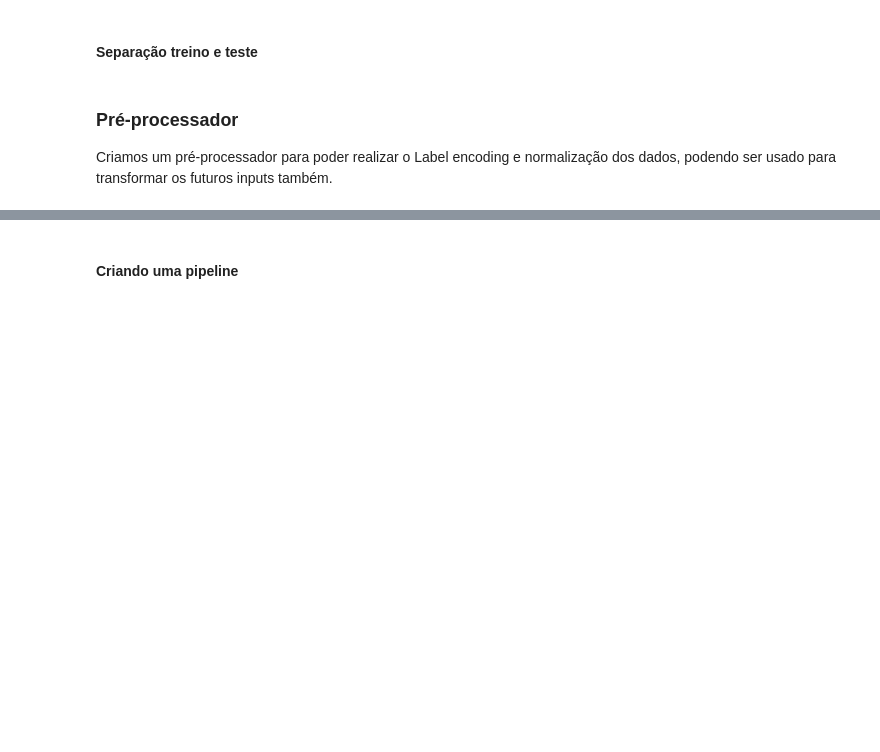
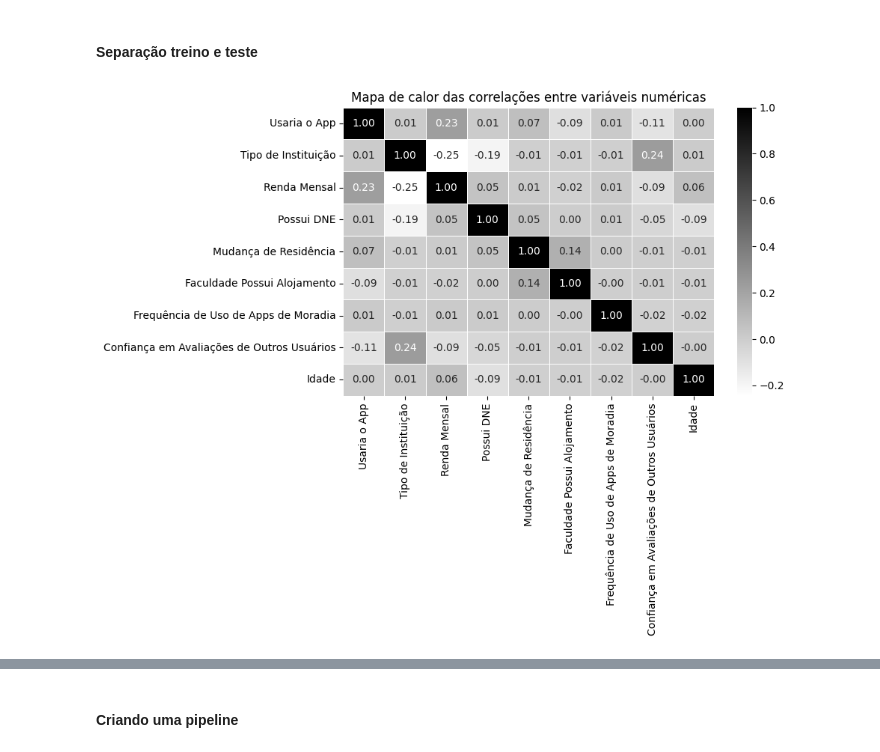
Before and after one commit to HestiaDION/hestia_modelo_propensao, a Jupyter notebook: gerar_modelo.ipynb, the cells around one changed output, grey strips where cells are left out. Cells and saved outputs as stored; diff of their text form; code cells hidden in the pictures; blank space fills up the shorter version.

```diff
--- a/gerar_modelo.ipynb
+++ b/gerar_modelo.ipynb
@@ -52,7 +60,7 @@ warnings.filterwarnings('ignore', category=FitFailedWarning)
 # %% [markdown]
 #### Realizando a leitura da base
 # %%
-dataset = pd.read_excel('../Analise exploratoria de dados/dataset_hestia.xlsx')
+dataset = pd.read_excel('./dataset_hestia.xlsx')
 
 dataset.head(2)
 # %% [output]
@@ -119,5 +150,2 @@ TEST_SIZE = 0.3 # O tamanho dos dados de treino será de 30%.
 # %%
 X_train, X_test, y_train, y_test = train_test_split(x, y, test_size=TEST_SIZE, random_state=RANDOM_SEED)
-# %% [markdown]
-### Pré-processador
-Criamos um pré-processador para poder realizar o Label encoding e normalização dos dados, podendo ser usado para transformar os futuros inputs também.
@@ -135,0 +152,10 @@ dataset_preprocessed = pd.DataFrame(dataset_preprocessed, columns=preprocessor.g
+# %%
+correlation_matrix = dataset_preprocessed.corr()
+
+# Gerar um gráfico: Mapa de calor da correlação entre variáveis numéricas
+plt.figure(figsize=(8, 5))
+sns.heatmap(correlation_matrix, annot=True, cmap='gist_yarg', fmt='.2f', linewidths=0.5)
+plt.title('Mapa de calor das correlações entre variáveis numéricas')
+plt.show()
+# %% [output]
+[figure, added]
```
Also changed, not shown: parts of 18 cells of this notebook, 1 other file.
